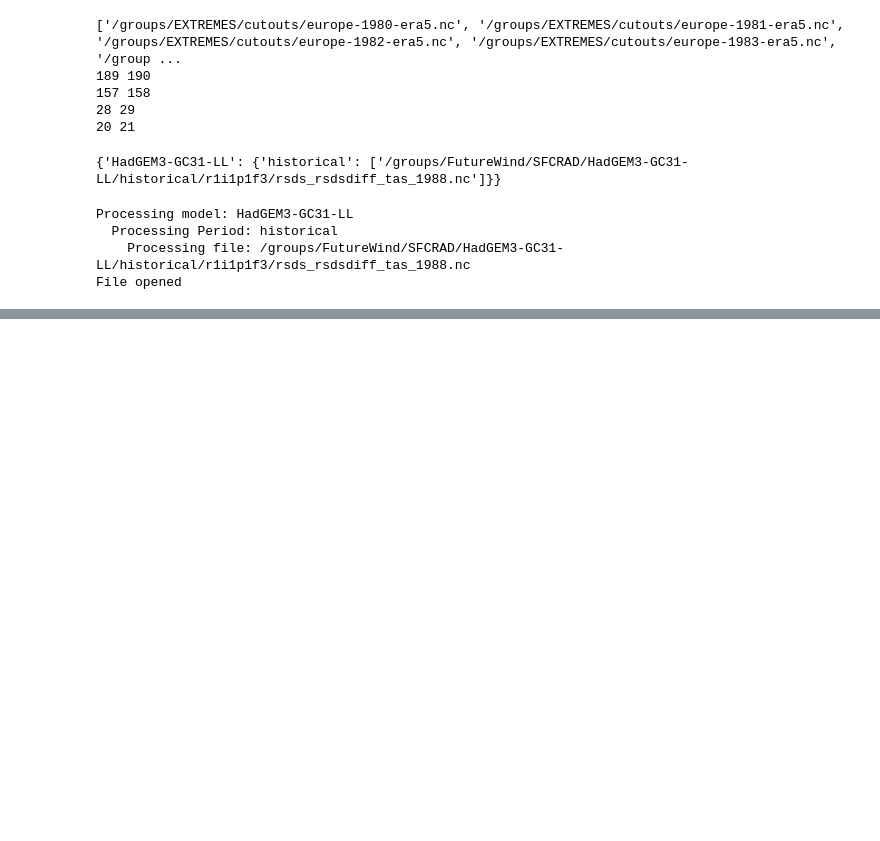
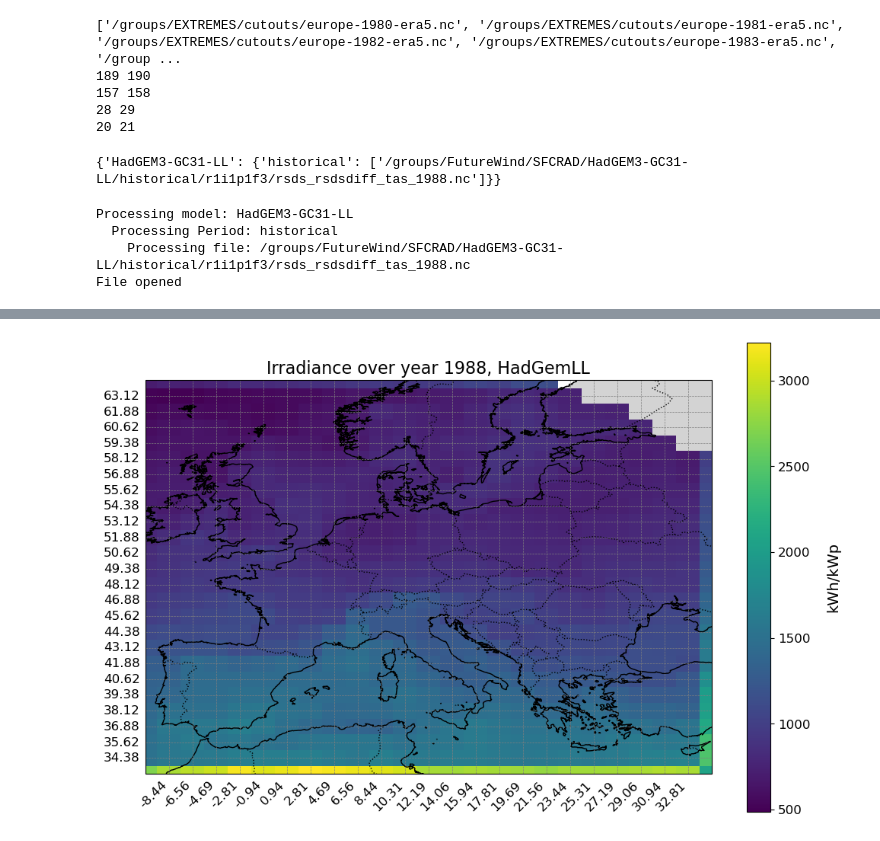
Before and after one commit to martabresco/Climate-Change-Impacted-Solar-Energy-Generation, a Jupyter notebook: power_H_models.ipynb, the cells around one changed output, grey strips where cells are left out. Cells and saved outputs as stored; diff of their text form; code cells hidden in the pictures; blank space fills up the shorter version.

```diff
--- a/power_H_models.ipynb
+++ b/power_H_models.ipynb
@@ -219,0 +432,6 @@ def is_leap_year(year):
+# %%
+# Calculate panel orientation
+orientation = pv_functions.get_orientation(orientation1)
+surface_orientation_model = pv_functions.SurfaceOrientation(ds, solar_position_model, orientation, tracking)
+print('Surface orientation calculated')
+surface_orientation_original= pv_functions.SurfaceOrientation(ds_original, solar_position_original, orientation, tracking)
@@ -219,0 +476,16 @@ def is_leap_year(year):
+# %%
+irradiation_original = pv_functions.TiltedIrradiation(
+    ds_original,
+    albedo,
+    solar_position_original,
+    surface_orientation_original,
+    trigon_model,
+    clearsky_model,
+    bf_direct,
+    bf_diffuse,
+    bf_total,
+    tracking=0,
+    altitude_threshold=1.0,
+    irradiation="total",
+)
+print('Tilted irradiation calculated')
@@ -219,0 +548,4 @@ def is_leap_year(year):
+# %%
+solar_panel_original= pv_functions.SolarPanelModel(ds_original, irradiation_original, panel, bf_temp)
+total_solar_power_original=3 * solar_panel_original
+aggregated_generation_original = total_solar_power_original.sum(dim="time")
@@ -219,0 +576,4 @@ def is_leap_year(year):
+# %%
+map_plots(aggregated_generation_original, cmap='viridis', vmin=None, vmax=None, title='Irradiance over year 1988, HadGemLL', label='kWh/kWp')
+# %% [output]
+[figure, added]
```
Also changed, not shown: parts of 32 cells of this notebook, 4 other files.
